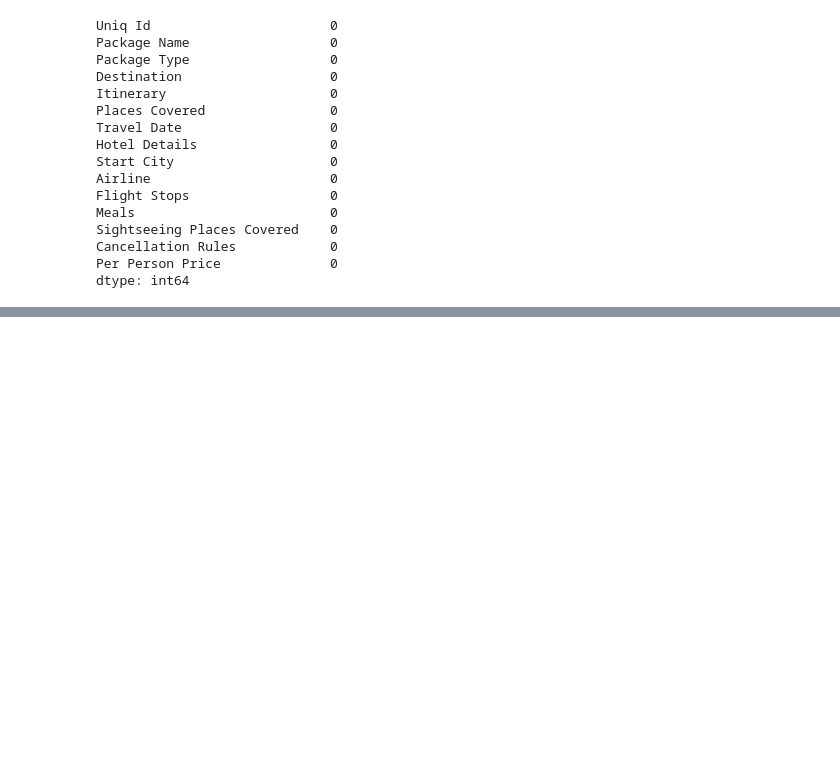
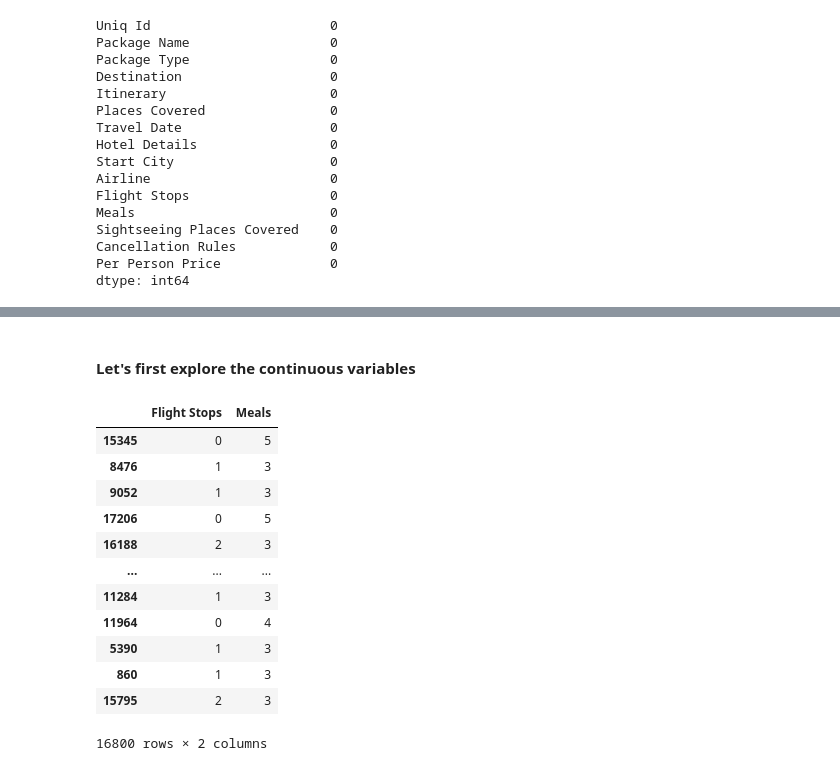
Before and after one commit to GGC17/machinehack_travels, a Jupyter notebook: travel_eda.ipynb, the cells around one changed output, grey strips where cells are left out. Saved outputs shown, nothing was run; the diff lists cells and outputs as text; code cells hidden in the pictures; blank space fills up the shorter version.

```diff
--- a/travel_eda.ipynb
+++ b/travel_eda.ipynb
@@ -81,0 +140,4 @@ Name: Per Person Price, Length: 17138, dtype: int64
+# %%
+X = travels.drop(columns='Per Person Price')
+y = travels['Per Person Price']
+X_train, X_test, y_train, y_test = train_test_split(X, y, test_size=0.2, random_state=42)
@@ -81,0 +148,19 @@ Name: Per Person Price, Length: 17138, dtype: int64
+# %% [markdown]
+#### Let's first explore the continuous variables
+# %%
+cont_var = ['Flight Stops', 'Meals']
+X_train[cont_var]
+# %% [output]
+|  | Flight Stops | Meals |
+| 15345 | 0 | 5 |
+| 8476 | 1 | 3 |
+| 9052 | 1 | 3 |
+| 17206 | 0 | 5 |
+| 16188 | 2 | 3 |
+| ... | ... | ... |
+| 11284 | 1 | 3 |
+| 11964 | 0 | 4 |
+| 5390 | 1 | 3 |
+| 860 | 1 | 3 |
+| 15795 | 2 | 3 |
+16800 rows × 2 columns
```
Also changed, not shown: parts of 10 cells of this notebook.
